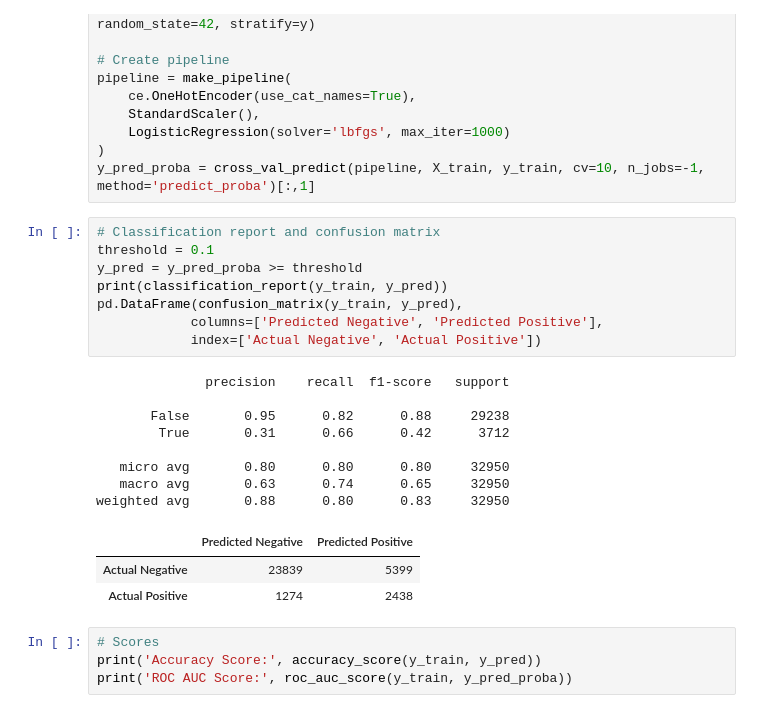
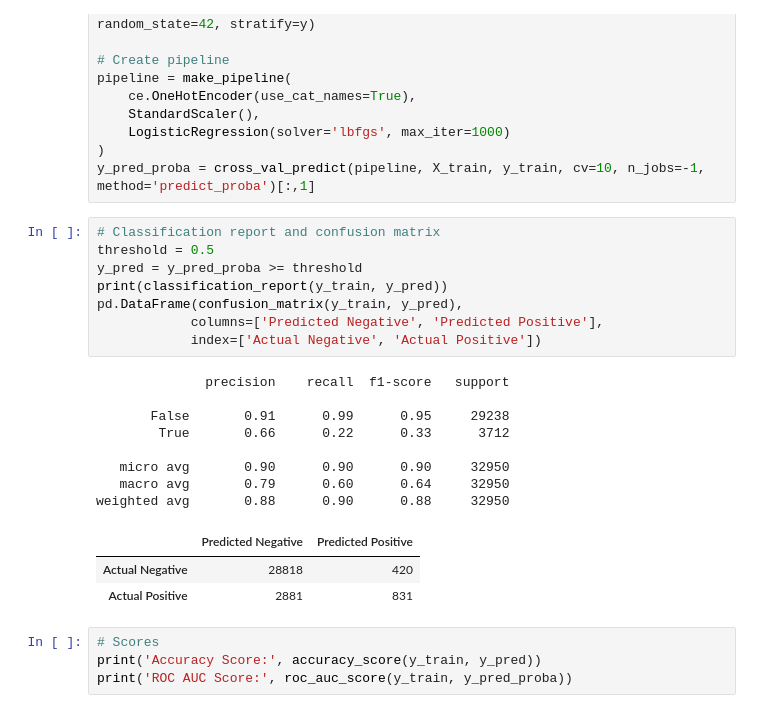
Before and after one commit to LambdaSchool/DS-Unit-2-Sprint-3-Classification-Validation, a Jupyter notebook: LS_DS_242_Validate_Classification_Problems_Assignment.ipynb, the cells around one changed output. Cells and saved outputs as stored; diff of their text form.

```diff
--- a/LS_DS_242_Validate_Classification_Problems_Assignment.ipynb
+++ b/LS_DS_242_Validate_Classification_Problems_Assignment.ipynb
@@ -210,24 +210,24 @@ pipeline = make_pipeline(
 y_pred_proba = cross_val_predict(pipeline, X_train, y_train, cv=10, n_jobs=-1, method='predict_proba')[:,1]
 # %%
 # Classification report and confusion matrix
-threshold = 0.1
+threshold = 0.5
 y_pred = y_pred_proba >= threshold
 print(classification_report(y_train, y_pred))
 pd.DataFrame(confusion_matrix(y_train, y_pred),
             columns=['Predicted Negative', 'Predicted Positive'],
             index=['Actual Negative', 'Actual Positive'])
 # %% [output]
               precision    recall  f1-score   support
 
-       False       0.95      0.82      0.88     29238
-        True       0.31      0.66      0.42      3712
+       False       0.91      0.99      0.95     29238
+        True       0.66      0.22      0.33      3712
 
-   micro avg       0.80      0.80      0.80     32950
-   macro avg       0.63      0.74      0.65     32950
-weighted avg       0.88      0.80      0.83     32950
+   micro avg       0.90      0.90      0.90     32950
+   macro avg       0.79      0.60      0.64     32950
+weighted avg       0.88      0.90      0.88     32950
 |  | Predicted Negative | Predicted Positive |
-| Actual Negative | 23839 | 5399 |
-| Actual Positive | 1274 | 2438 |
+| Actual Negative | 28818 | 420 |
+| Actual Positive | 2881 | 831 |
 # %%
 # Scores
 print('Accuracy Score:', accuracy_score(y_train, y_pred))
```
Also changed, not shown: parts of 5 cells of this notebook.
